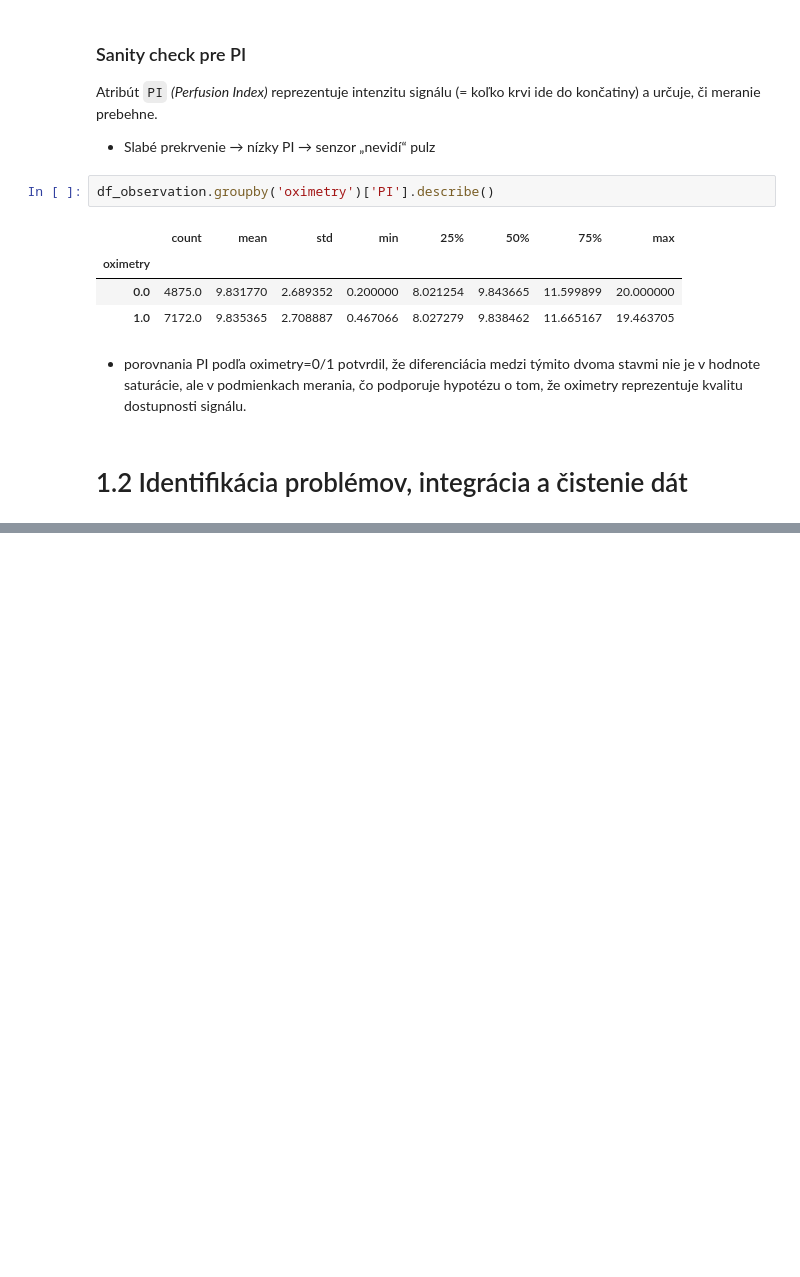
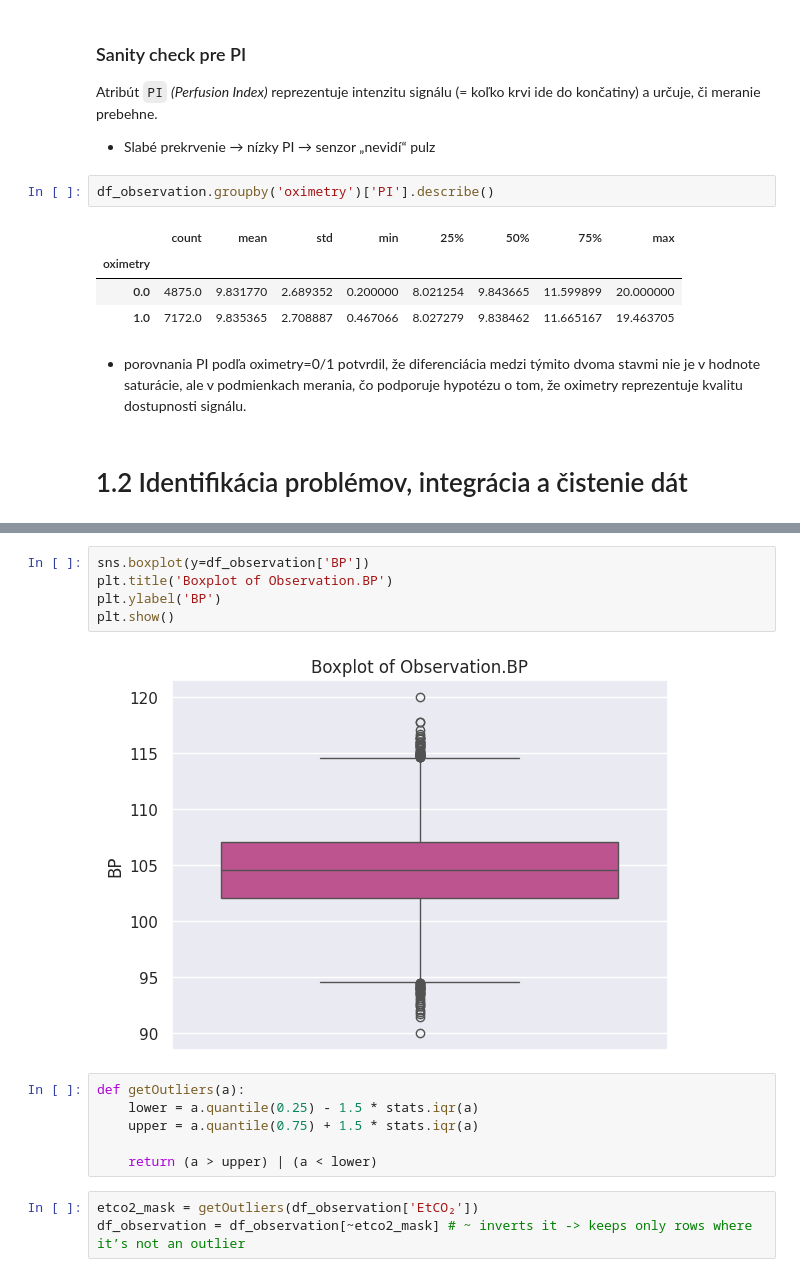
Before and after one commit to johannatilesova/IAU-project, a Jupyter notebook: part1.ipynb, the cells around one changed output, grey strips where cells are left out. Cells and saved outputs as stored; diff of their text form; blank space fills up the shorter version.

```diff
--- a/part1.ipynb
+++ b/part1.ipynb
@@ -689,0 +1071,16 @@ df_observation.groupby('oximetry')['PI'].describe()
+# %%
+sns.boxplot(y=df_observation['BP'])
+plt.title('Boxplot of Observation.BP')
+plt.ylabel('BP')
+plt.show()
+# %% [output]
+[figure, added]
+# %%
+def getOutliers(a):
+    lower = a.quantile(0.25) - 1.5 * stats.iqr(a)
+    upper = a.quantile(0.75) + 1.5 * stats.iqr(a)
+
+    return (a > upper) | (a < lower)
+# %%
+etco2_mask = getOutliers(df_observation['EtCO₂'])
+df_observation = df_observation[~etco2_mask] # ~ inverts it -> keeps only rows where it’s not an outlier
```
Also changed, not shown: parts of 40 cells of this notebook, 1 other file.
